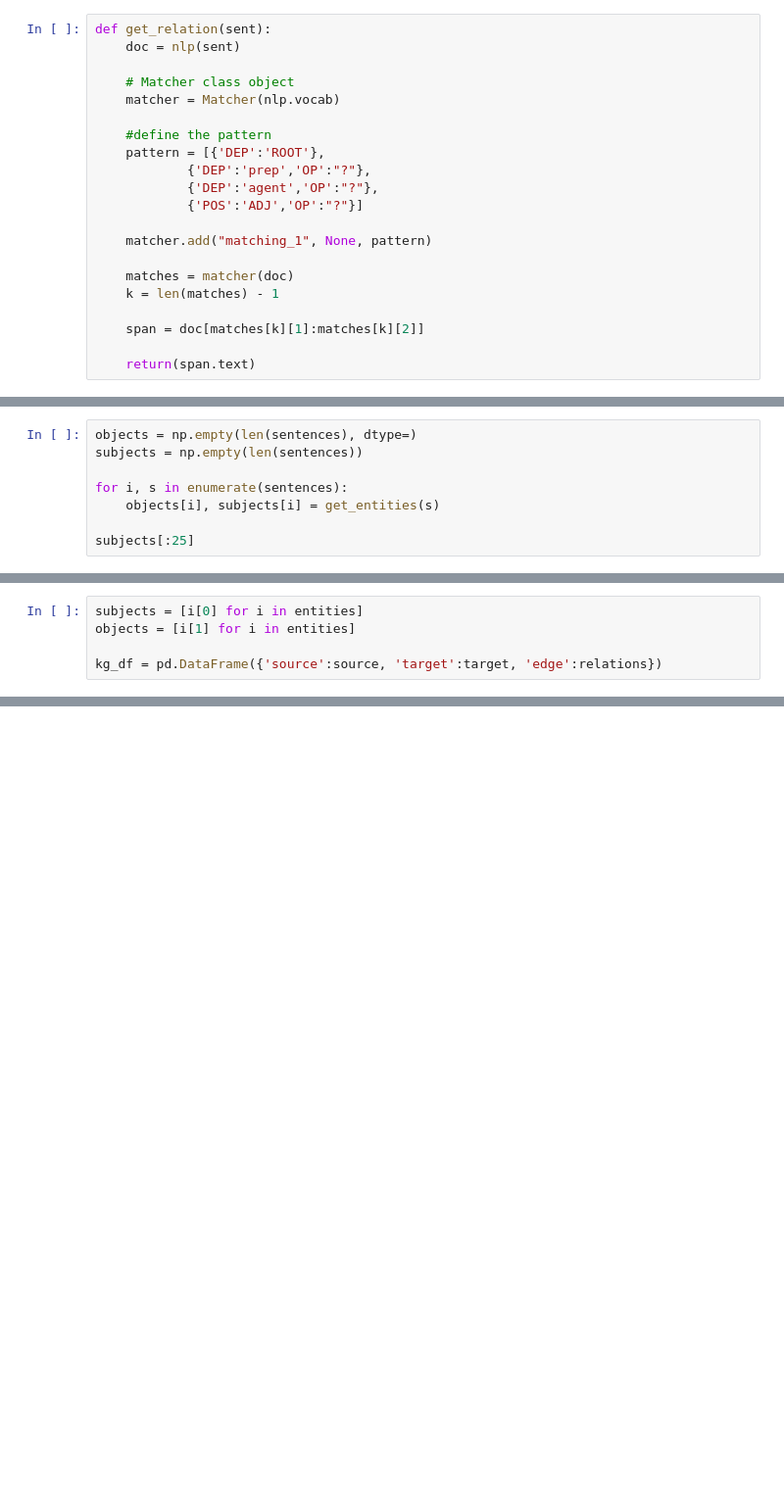
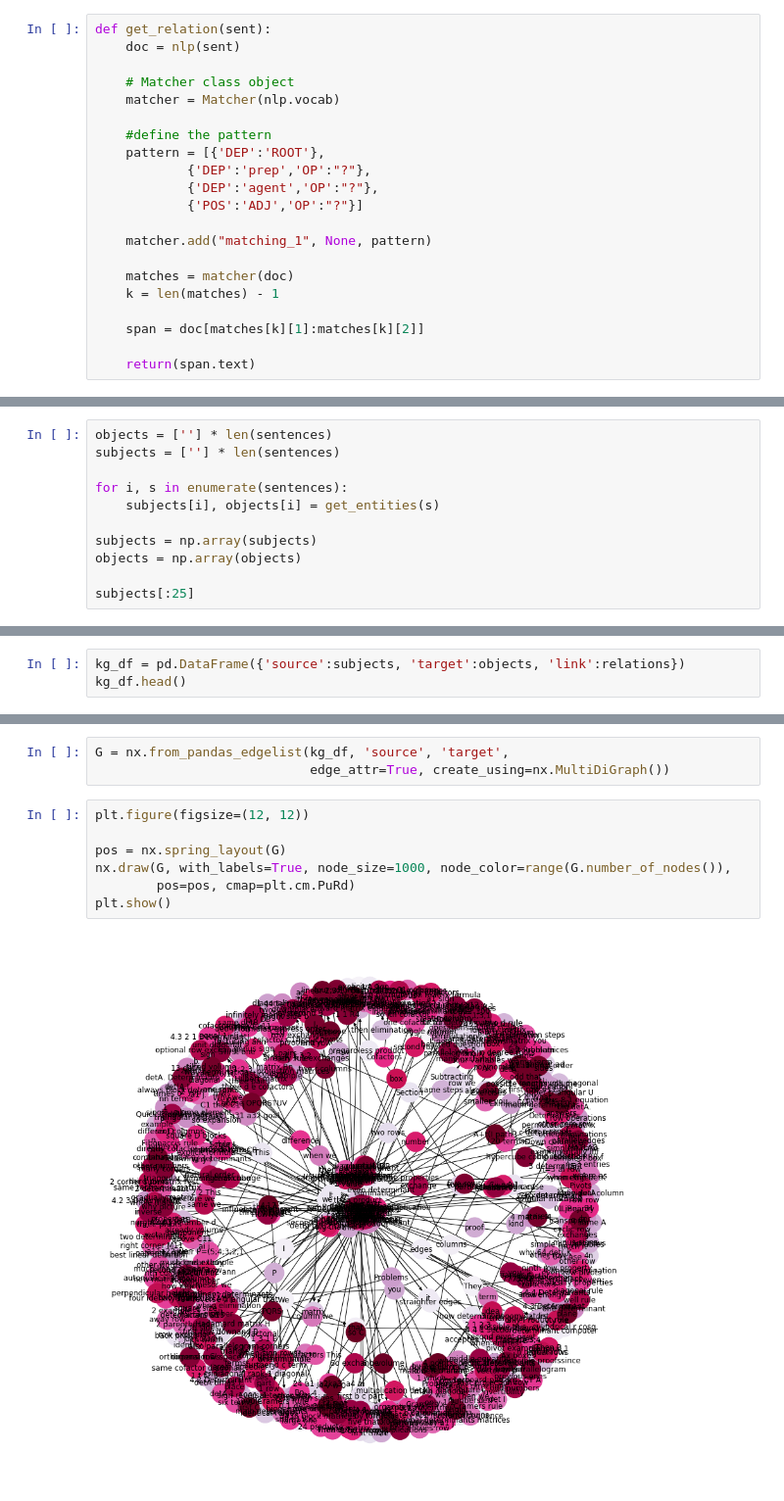
Before and after one commit to lazyTurtle21/QuizMaker, a Jupyter notebook: knowledge_graph.ipynb, the cells around one changed output, grey strips where cells are left out. Shown at 98% size. Saved outputs shown, nothing was run; the diff lists cells and outputs as text; blank space fills up the shorter version.

```diff
--- a/knowledge_graph.ipynb
+++ b/knowledge_graph.ipynb
@@ -214,9 +199,12 @@ def get_entities(sent):
 # %%
-objects = np.empty(len(sentences), dtype=)
-subjects = np.empty(len(sentences))
+objects = [''] * len(sentences)
+subjects = [''] * len(sentences)
 
 for i, s in enumerate(sentences):
-    objects[i], subjects[i] = get_entities(s)
+    subjects[i], objects[i] = get_entities(s)
+
+subjects = np.array(subjects)
+objects = np.array(objects)
 
 subjects[:25]
 # %% [output]
@@ -224,5 +216,0 @@ ValueError: could not convert string to float: '4  times'
-# %%
-subjects = [i[0] for i in entities]
-objects = [i[1] for i in entities]
-
-kg_df = pd.DataFrame({'source':source, 'target':target, 'edge':relations})
@@ -250,0 +217,3 @@ get_entities('the film had 200 patents')
+# %%
+kg_df = pd.DataFrame({'source':subjects, 'target':objects, 'link':relations})
+kg_df.head()
@@ -250,0 +227,12 @@ get_entities('the film had 200 patents')
+# %%
+G = nx.from_pandas_edgelist(kg_df, 'source', 'target',
+                            edge_attr=True, create_using=nx.MultiDiGraph())
+# %%
+plt.figure(figsize=(12, 12))
+
+pos = nx.spring_layout(G)
+nx.draw(G, with_labels=True, node_size=1000, node_color=range(G.number_of_nodes()),
+        pos=pos, cmap=plt.cm.PuRd)
+plt.show()
+# %% [output]
+[figure, added]
```
Also changed, not shown: parts of 20 cells of this notebook, 2 other files.
